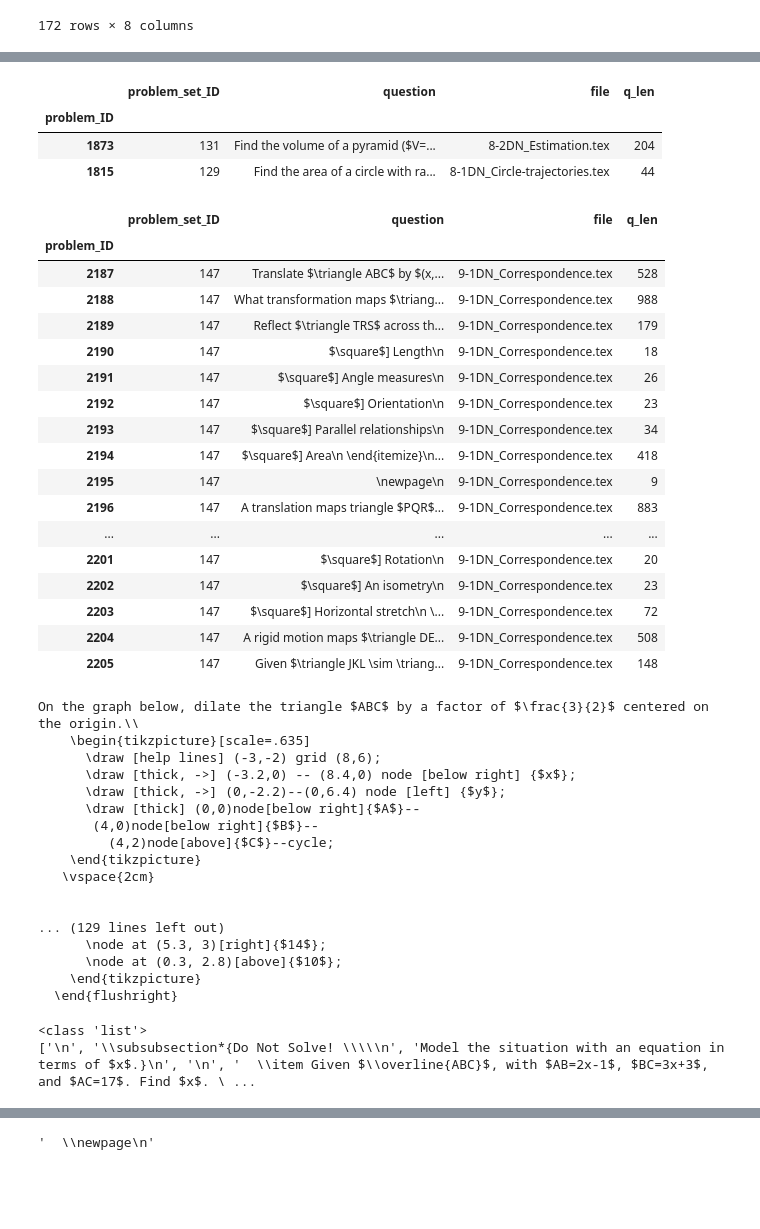
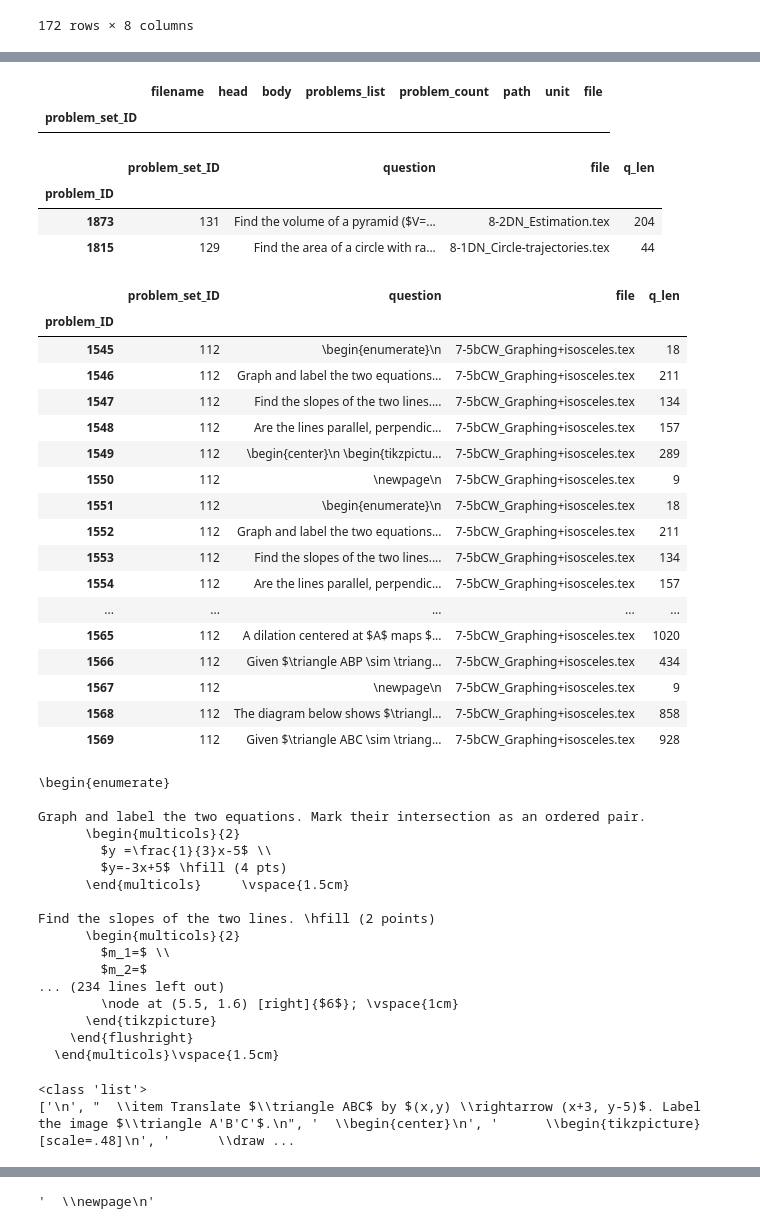
Before and after one commit to chrishuson/mathai, a Jupyter notebook: src/notes.ipynb, the cells around one changed output, grey strips where cells are left out. Drawn from its saved outputs; the diff is of its cells as text; code cells hidden in the pictures; blank space fills up the shorter version.

Commit message:
backup item + enum in one line fix

```diff
--- a/src/notes.ipynb
+++ b/src/notes.ipynb
@@ -252,5 +252,11 @@ problem_df[problem_df.question.str.contains(r'\\newpage')].groupby('q_len').coun
 | 12 | 2 | 2 | 2 |
 | 13 | 13 | 13 | 13 |
+# %%
+#pset_df[pset_df.body.apply(lambda x: r'\item' in str(x))]
+pset_df[pset_df.body.apply(lambda x: r'[\\item' in str(x))]
+# %% [output]
+|  | filename | head | body | problems_list | problem_count | path | unit | file |
+| problem_set_ID |  |  |  |  |  |  |  |  |
 # %%
 problem_df.loc[[1873, 1815]]
 # %% [output]
@@ -260,54 +266,54 @@ problem_df.loc[[1873, 1815]]
 | 1815 | 129 | Find the area of a circle with ra... | 8-1DN_Circle-trajectories.tex | 44 |
 # %%
 # CHECK Problem with itemize instead of enumerate
-problem_df[problem_df.problem_set_ID == 147].sort_index()
+problem_df[problem_df.problem_set_ID == 112].sort_index()
 # %% [output]
 |  | problem_set_ID | question | file | q_len |
 | problem_ID |  |  |  |  |
-| 2187 | 147 | Translate $\triangle ABC$ by $(x,... | 9-1DN_Correspondence.tex | 528 |
-| 2188 | 147 | What transformation maps $\triang... | 9-1DN_Correspondence.tex | 988 |
-| 2189 | 147 | Reflect $\triangle TRS$ across th... | 9-1DN_Correspondence.tex | 179 |
-| 2190 | 147 | $\square$] Length\n | 9-1DN_Correspondence.tex | 18 |
-| 2191 | 147 | $\square$] Angle measures\n | 9-1DN_Correspondence.tex | 26 |
-| 2192 | 147 | $\square$] Orientation\n | 9-1DN_Correspondence.tex | 23 |
-| 2193 | 147 | $\square$] Parallel relationships\n | 9-1DN_Correspondence.tex | 34 |
-| 2194 | 147 | $\square$] Area\n \end{itemize}\n... | 9-1DN_Correspondence.tex | 418 |
-| 2195 | 147 | \newpage\n | 9-1DN_Correspondence.tex | 9 |
-| 2196 | 147 | A translation maps triangle $PQR$... | 9-1DN_Correspondence.tex | 883 |
+| 1545 | 112 | \begin{enumerate}\n | 7-5bCW_Graphing+isosceles.tex | 18 |
+| 1546 | 112 | Graph and label the two equations... | 7-5bCW_Graphing+isosceles.tex | 211 |
+| 1547 | 112 | Find the slopes of the two lines.... | 7-5bCW_Graphing+isosceles.tex | 134 |
+| 1548 | 112 | Are the lines parallel, perpendic... | 7-5bCW_Graphing+isosceles.tex | 157 |
+| 1549 | 112 | \begin{center}\n \begin{tikzpictu... | 7-5bCW_Graphing+isosceles.tex | 289 |
+| 1550 | 112 | \newpage\n | 7-5bCW_Graphing+isosceles.tex | 9 |
+| 1551 | 112 | \begin{enumerate}\n | 7-5bCW_Graphing+isosceles.tex | 18 |
+| 1552 | 112 | Graph and label the two equations... | 7-5bCW_Graphing+isosceles.tex | 211 |
+| 1553 | 112 | Find the slopes of the two lines.... | 7-5bCW_Graphing+isosceles.tex | 134 |
+| 1554 | 112 | Are the lines parallel, perpendic... | 7-5bCW_Graphing+isosceles.tex | 157 |
 | ... | ... | ... | ... | ... |
-| 2201 | 147 | $\square$] Rotation\n | 9-1DN_Correspondence.tex | 20 |
-| 2202 | 147 | $\square$] An isometry\n | 9-1DN_Correspondence.tex | 23 |
-| 2203 | 147 | $\square$] Horizontal stretch\n \... | 9-1DN_Correspondence.tex | 72 |
-| 2204 | 147 | A rigid motion maps $\triangle DE... | 9-1DN_Correspondence.tex | 508 |
-| 2205 | 147 | Given $\triangle JKL \sim \triang... | 9-1DN_Correspondence.tex | 148 |
+| 1565 | 112 | A dilation centered at $A$ maps $... | 7-5bCW_Graphing+isosceles.tex | 1020 |
+| 1566 | 112 | Given $\triangle ABP \sim \triang... | 7-5bCW_Graphing+isosceles.tex | 434 |
+| 1567 | 112 | \newpage\n | 7-5bCW_Graphing+isosceles.tex | 9 |
+| 1568 | 112 | The diagram below shows $\triangl... | 7-5bCW_Graphing+isosceles.tex | 858 |
+| 1569 | 112 | Given $\triangle ABC \sim \triang... | 7-5bCW_Graphing+isosceles.tex | 928 |
 # %%
-for q in p_df[p_df.problem_set_ID == 62].sort_index().question:
+for q in problem_df[problem_df.problem_set_ID == 112].sort_index().question:
     print(q)
 # %% [output]
-On the graph below, dilate the triangle $ABC$ by a factor of $\frac{3}{2}$ centered on the origin.\\
-    \begin{tikzpicture}[scale=.635]
-      \draw [help lines] (-3,-2) grid (8,6);
-      \draw [thick, ->] (-3.2,0) -- (8.4,0) node [below right] {$x$};
-      \draw [thick, ->] (0,-2.2)--(0,6.4) node [left] {$y$};
-      \draw [thick] (0,0)node[below right]{$A$}--
-       (4,0)node[below right]{$B$}--
-         (4,2)node[above]{$C$}--cycle;
-    \end{tikzpicture}
-   \vspace{2cm}
+\begin{enumerate}
 
+Graph and label the two equations. Mark their intersection as an ordered pair.
+      \begin{multicols}{2}
+        $y =\frac{1}{3}x-5$ \\
+        $y=-3x+5$ \hfill (4 pts)
+      \end{multicols}     \vspace{1.5cm}
 
-... (129 lines left out)
-      \node at (5.3, 3)[right]{$14$};
-      \node at (0.3, 2.8)[above]{$10$};
-    \end{tikzpicture}
-  \end{flushright}
+Find the slopes of the two lines. \hfill (2 points)
+      \begin{multicols}{2}
+        $m_1=$ \\
+        $m_2=$
+... (234 lines left out)
+        \node at (5.5, 1.6) [right]{$6$}; \vspace{1cm}
+      \end{tikzpicture}
+    \end{flushright}
+  \end{multicols}\vspace{1.5cm}
 # %%
-body = pset_df.loc[82, 'body']
+body = pset_df.loc[147, 'body']
 print(type(body))
 print(body)
 # %% [output]
 <class 'list'>
-['\n', '\\subsubsection*{Do Not Solve! \\\\\n', 'Model the situation with an equation in terms of $x$.}\n', '\n', '  \\item Given $\\overline{ABC}$, with $AB=2x-1$, $BC=3x+3$, and $AC=17$. Find $x$. \ ...
+['\n', "  \\item Translate $\\triangle ABC$ by $(x,y) \\rightarrow (x+3, y-5)$. Label the image $\\triangle A'B'C'$.\n", '  \\begin{center}\n', '      \\begin{tikzpicture}[scale=.48]\n', '      \\draw ...
 # %%
 spacing = []
 nested = False
```
Also changed, not shown: parts of 3 cells of this notebook, 3 other files.
